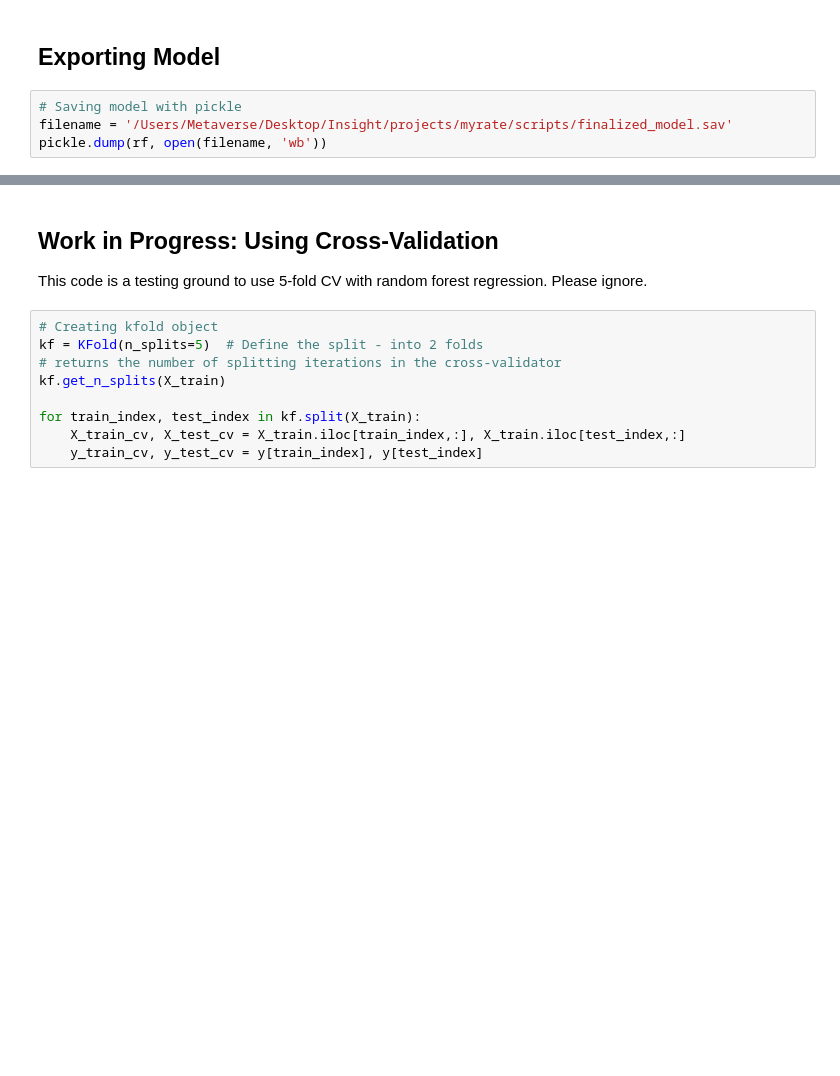
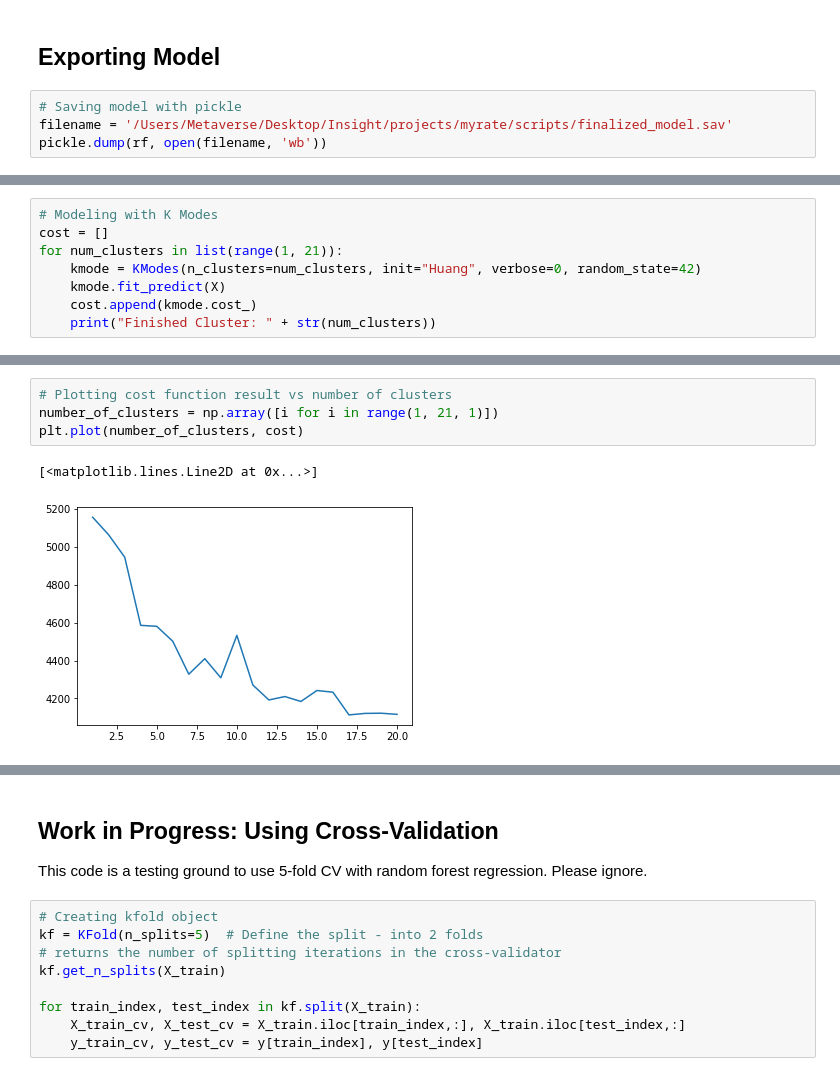
Before and after one commit to lmgibson/MyRate, a Jupyter notebook: notebooks/model_training.ipynb, the cells around one changed output, grey strips where cells are left out. Saved outputs shown, nothing was run; the diff lists cells and outputs as text; blank space fills up the shorter version.

Commit message:
Built k-modes clustering model

```diff
--- a/notebooks/model_training.ipynb
+++ b/notebooks/model_training.ipynb
@@ -122,0 +136,8 @@ pickle.dump(rf, open(filename, 'wb'))
+# %%
+# Modeling with K Modes
+cost = []
+for num_clusters in list(range(1, 21)):
+    kmode = KModes(n_clusters=num_clusters, init="Huang", verbose=0, random_state=42)
+    kmode.fit_predict(X)
+    cost.append(kmode.cost_)
+    print("Finished Cluster: " + str(num_clusters))
@@ -122,0 +165,7 @@ pickle.dump(rf, open(filename, 'wb'))
+# %%
+# Plotting cost function result vs number of clusters
+number_of_clusters = np.array([i for i in range(1, 21, 1)])
+plt.plot(number_of_clusters, cost)
+# %% [output]
+[<matplotlib.lines.Line2D at 0x...>]
+[figure, added]
```
Also changed, not shown: parts of 10 cells of this notebook, 1 other file.
